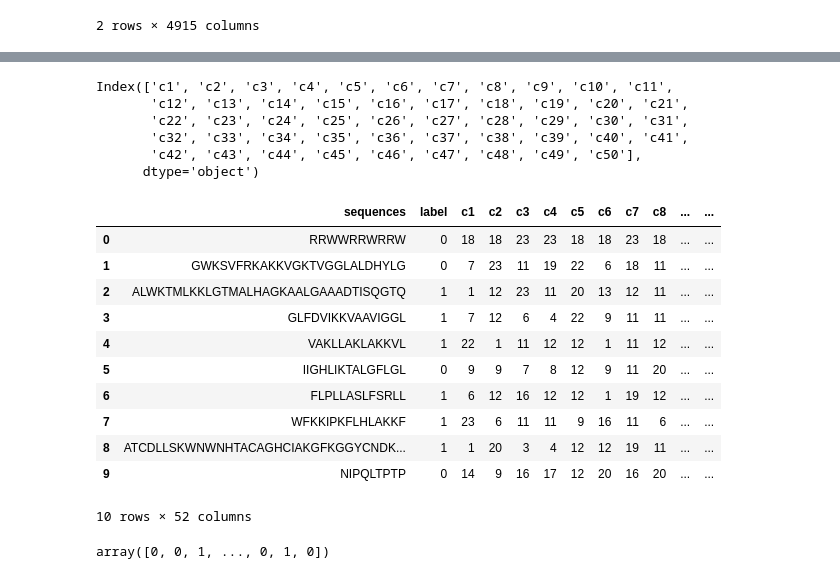
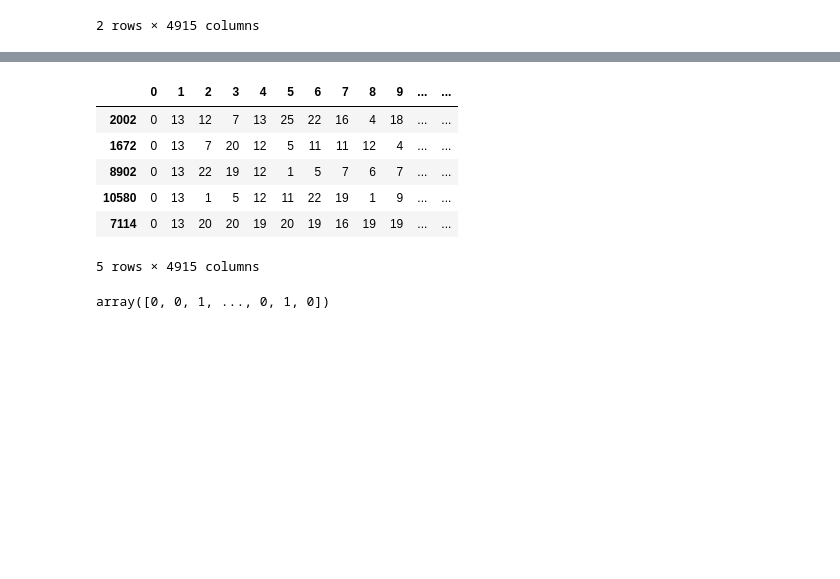
Before and after one commit to patrickmgebhard/language-of-proteins, a Jupyter notebook: baseline_dna.ipynb, the cells around one changed output, grey strips where cells are left out. Drawn from its saved outputs; the diff is of its cells as text; code cells hidden in the pictures; blank space fills up the shorter version.

```diff
--- a/baseline_dna.ipynb
+++ b/baseline_dna.ipynb
@@ -67,2 +48,2 @@ df[['c1','c2','c3','c4','c5','c6','c7','c8','c9','c10',
 # %%
-df
+df3_sample = df3.sample(1000)
@@ -106,15 +77,6 @@ letter_2num
  'X': 24,
  'Y': 25,
  'Z': 26}
-# %%
-df.columns[2:]
-# %% [output]
-Index(['c1', 'c2', 'c3', 'c4', 'c5', 'c6', 'c7', 'c8', 'c9', 'c10', 'c11',
-       'c12', 'c13', 'c14', 'c15', 'c16', 'c17', 'c18', 'c19', 'c20', 'c21',
-       'c22', 'c23', 'c24', 'c25', 'c26', 'c27', 'c28', 'c29', 'c30', 'c31',
-       'c32', 'c33', 'c34', 'c35', 'c36', 'c37', 'c38', 'c39', 'c40', 'c41',
-       'c42', 'c43', 'c44', 'c45', 'c46', 'c47', 'c48', 'c49', 'c50'],
-      dtype='object')
 # %%
-for column in df3.columns[0:4913]:
-    df3[column] = df3[column].replace(letter_2num)
+for column in df3_sample.columns[0:4913]:
+    df3_sample[column] = df3_sample[column].replace(letter_2num)
@@ -121,19 +85,13 @@ for column in df3.columns[0:4913]:
 # %%
-#df.fillna(0)
-df3.head(5)
+df3_sample.head(5)
 # %% [output]
-|  | sequences | label | c1 | c2 | c3 | c4 | c5 | c6 | c7 | c8 | ... | ... |
-| 0 | RRWWRRWRRW | 0 | 18 | 18 | 23 | 23 | 18 | 18 | 23 | 18 | ... | ... |
-| 1 | GWKSVFRKAKKVGKTVGGLALDHYLG | 0 | 7 | 23 | 11 | 19 | 22 | 6 | 18 | 11 | ... | ... |
-| 2 | ALWKTMLKKLGTMALHAGKAALGAAADTISQGTQ | 1 | 1 | 12 | 23 | 11 | 20 | 13 | 12 | 11 | ... | ... |
-| 3 | GLFDVIKKVAAVIGGL | 1 | 7 | 12 | 6 | 4 | 22 | 9 | 11 | 11 | ... | ... |
-| 4 | VAKLLAKLAKKVL | 1 | 22 | 1 | 11 | 12 | 12 | 1 | 11 | 12 | ... | ... |
-| 5 | IIGHLIKTALGFLGL | 0 | 9 | 9 | 7 | 8 | 12 | 9 | 11 | 20 | ... | ... |
-| 6 | FLPLLASLFSRLL | 1 | 6 | 12 | 16 | 12 | 12 | 1 | 19 | 12 | ... | ... |
-| 7 | WFKKIPKFLHLAKKF | 1 | 23 | 6 | 11 | 11 | 9 | 16 | 11 | 6 | ... | ... |
-| 8 | ATCDLLSKWNWNHTACAGHCIAKGFKGGYCNDK... | 1 | 1 | 20 | 3 | 4 | 12 | 12 | 19 | 11 | ... | ... |
-| 9 | NIPQLTPTP | 0 | 14 | 9 | 16 | 17 | 12 | 20 | 16 | 20 | ... | ... |
+|  | 0 | 1 | 2 | 3 | 4 | 5 | 6 | 7 | 8 | 9 | ... | ... |
+| 2002 | 0 | 13 | 12 | 7 | 13 | 25 | 22 | 16 | 4 | 18 | ... | ... |
+| 1672 | 0 | 13 | 7 | 20 | 12 | 5 | 11 | 11 | 12 | 4 | ... | ... |
+| 8902 | 0 | 13 | 22 | 19 | 12 | 1 | 5 | 7 | 6 | 7 | ... | ... |
+| 10580 | 0 | 13 | 1 | 5 | 12 | 11 | 22 | 19 | 1 | 9 | ... | ... |
+| 7114 | 0 | 13 | 20 | 20 | 19 | 20 | 19 | 16 | 19 | 19 | ... | ... |
-10 rows × 52 columns
+5 rows × 4915 columns
 # %%
 y_train = df['label'].values
 X_train = df.drop(columns=['sequences','label']).values
```
Also changed, not shown: parts of 6 cells of this notebook, 1 other file.
